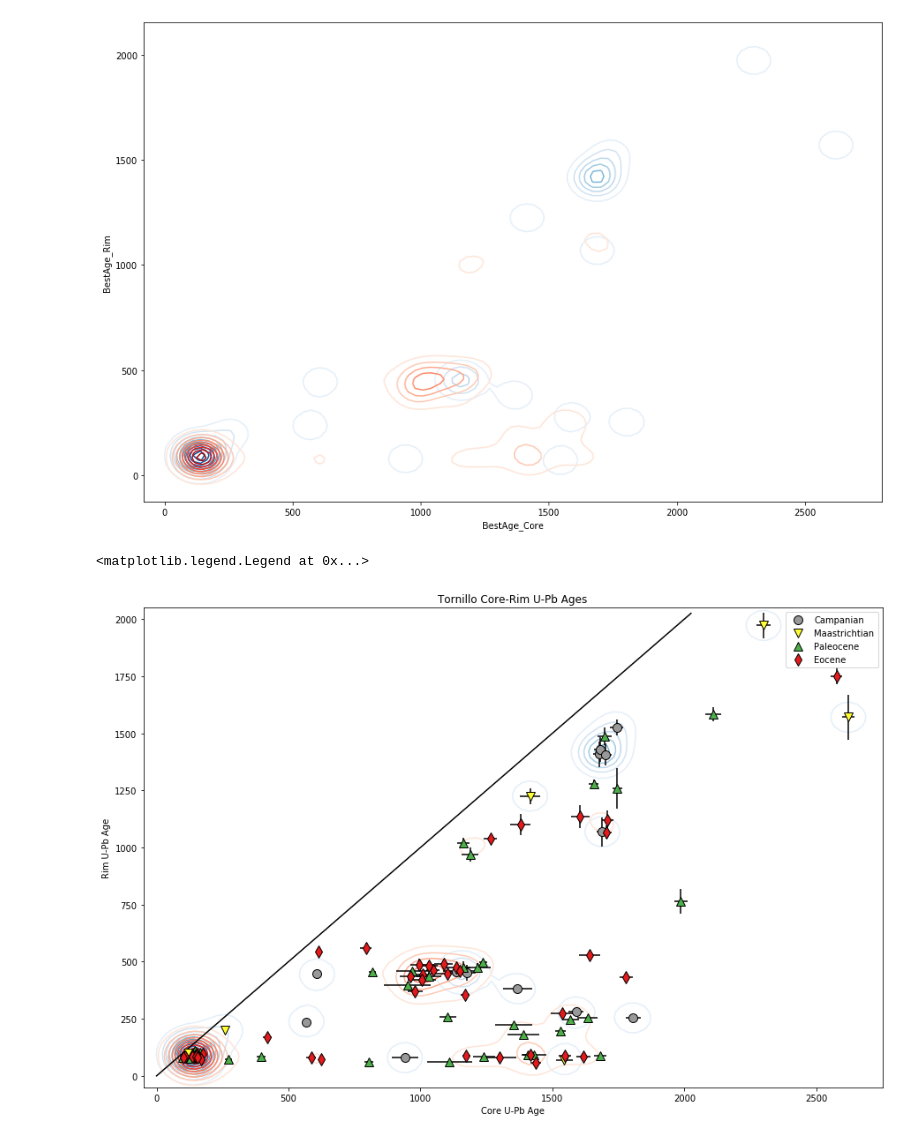
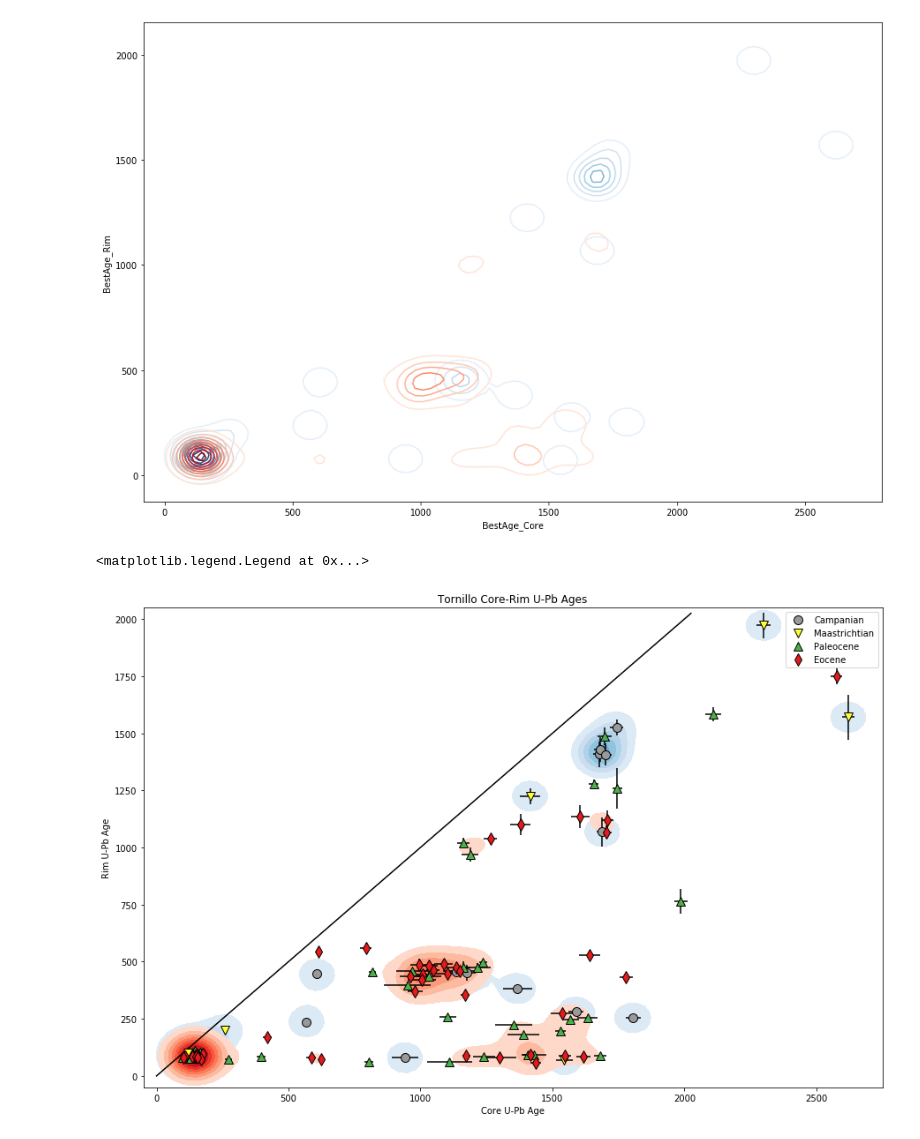
Before and after one commit to cdkortyna/Jupyter-Notebooks, a Jupyter notebook: Bivariate_KDE_Plotter_v1.1.ipynb, the cells around one changed output. Drawn from its saved outputs; the diff is of its cells as text; code cells hidden in the pictures.

```diff
--- a/Bivariate_KDE_Plotter_v1.1.ipynb
+++ b/Bivariate_KDE_Plotter_v1.1.ipynb
@@ -156,8 +156,8 @@ fig, ax = plt.subplots(figsize=(15, 10)) #makes a fig to plot on; ax = plot; if
 
 #Plot the bivariate KDE you want
 #ax = sns.kdeplot(df3['BestAge_Core'], df3['BestAge_Rim'], bw=60, cmap='Blues_d', shade=False, shade_lowest=False)
-ax = sns.kdeplot(df3['BestAge_Core'], df3['BestAge_Rim'], bw=60, cmap='Blues', shade=False, shade_lowest=False, n_levels=10, cbar=False)
-ax = sns.kdeplot(df4['BestAge_Core'], df4['BestAge_Rim'], bw=60, cmap='Reds', shade=False, shade_lowest=False, n_levels=10, cbar=False)
+ax = sns.kdeplot(df3['BestAge_Core'], df3['BestAge_Rim'], bw=60, cmap='Blues', shade=True, shade_lowest=False, n_levels=10, cbar=False)
+ax = sns.kdeplot(df4['BestAge_Core'], df4['BestAge_Rim'], bw=60, cmap='Reds', shade=True, shade_lowest=False, n_levels=10, cbar=False)
 #note seaborn only supports gaussian kernels for bivariate kdes
 
 ax.plot((0,2025),(0,2025), color='black')
@@ -180,34 +180,34 @@ for i in range(len(x)):
     ax.set_xlim(-50, 2750)
     ax.set_ylim(-50, 2050)
 
     #Choose the Bivariate KDE plot you want
 
     # Kernel density estimate plot instead of the contourf plot
     #ax.imshow(np.rot90(Z), cmap='Blues', extent=[xmin, xmax, ymin, ymax])
     #benefits of KDE plot is not biased by contour interval
 
     # Contourf plot (instead of the kernel density estimate plot) - can look cleaner
     #cfset = ax.contourf(xx, yy, Z, cmap='Blues')
     # contourf(x values, y values, Z values, number of contour intervals - deleted for automatic determination, color map choice)
 
     # Add contour lines if you wish
     #cset = ax.contour(xx, yy, Z, colors='gray')
 
 # Label plot
 #ax.clabel(cset, inline=1, fontsize=10)
 ax.set_title ("Tornillo Core-Rim U-Pb Ages")
 ax.set_xlabel('Core U-Pb Age')
 ax.set_ylabel('Rim U-Pb Age')
 ax.legend()
 
 #Gets rid of top and right borders if you want
 #ax.spines['top'].set_visible(False)
 #ax.spines['right'].set_visible(False)
 
 #plt.show()
 # %% [output]
 <matplotlib.legend.Legend at 0x...>
-[figure, old version]
+[figure, new version]
 # %%
 import pathlib
 # %%
```
